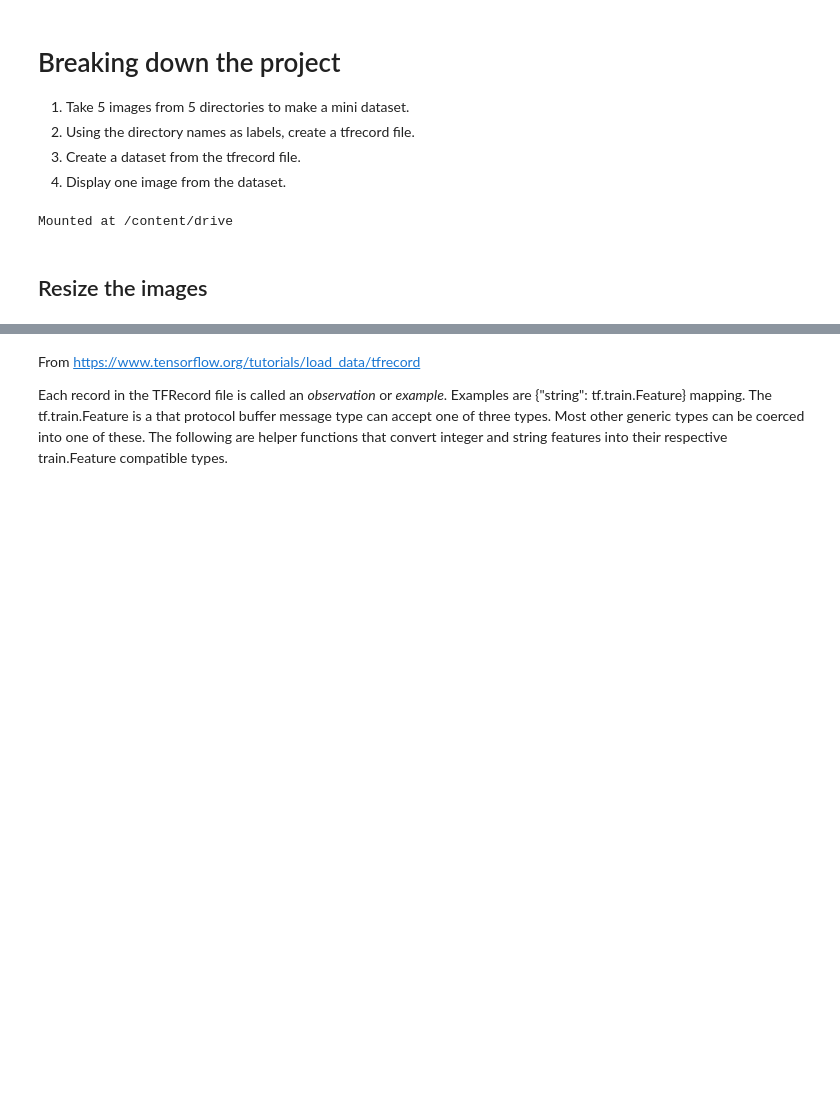
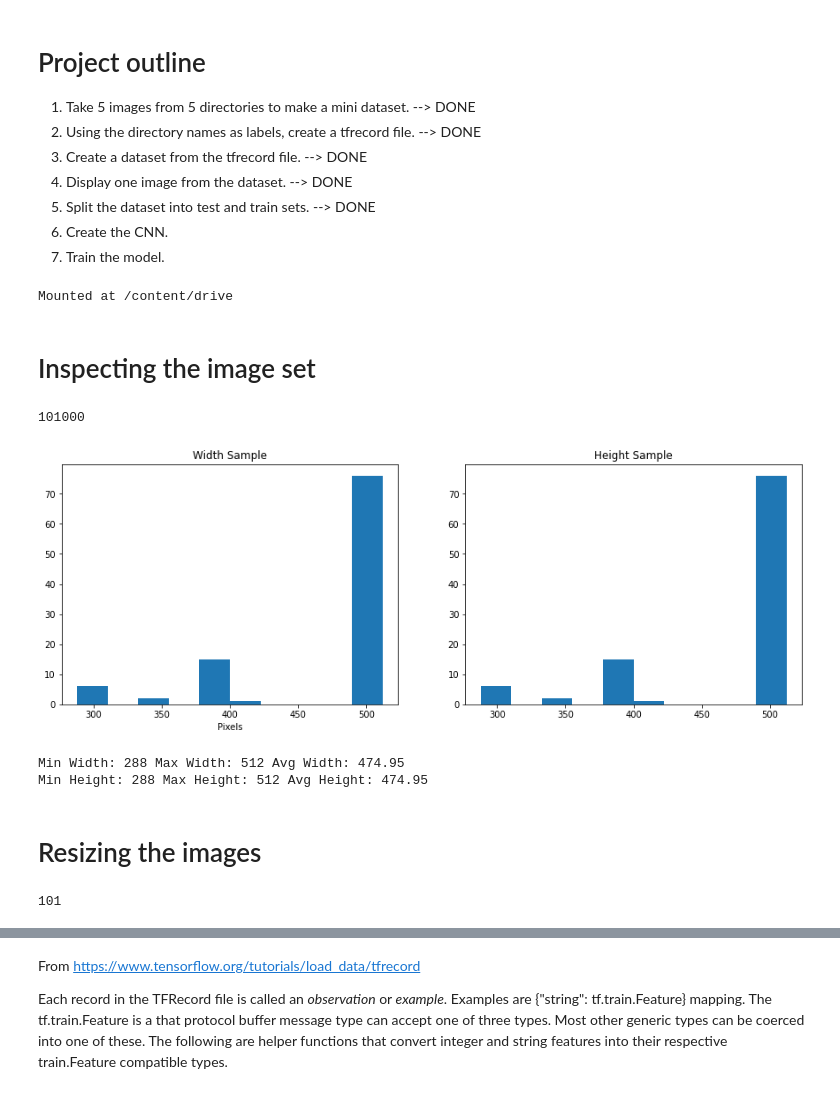
Before and after one commit to mdpatel2/MSAAI-521, a Jupyter notebook: MSAAI_521_Final_Project.ipynb, the cells around one changed output, grey strips where cells are left out. Drawn from its saved outputs; the diff is of its cells as text; code cells hidden in the pictures; blank space fills up the shorter version.

```diff
--- a/MSAAI_521_Final_Project.ipynb
+++ b/MSAAI_521_Final_Project.ipynb
@@ -1,14 +1,19 @@
 # %% [markdown]
 <a href="https://colab.research.google.com/github/mdpatel2/MSAAI-521/blob/main/MSAAI_521_Final_Project.ipynb" target="_parent"><img src="https://colab.research.google.com/assets/colab-badge.svg" alt="Open In Colab"/></a>
 # %% [markdown]
-# Breaking down the project
+# Project outline
 
-1. Take 5 images from 5 directories to make a mini dataset.
-2. Using the directory names as labels, create a tfrecord file.
-3. Create a dataset from the tfrecord file.
-4. Display one image from the dataset.
+1. Take 5 images from 5 directories to make a mini dataset. --> DONE
+2. Using the directory names as labels, create a tfrecord file. --> DONE
+3. Create a dataset from the tfrecord file. --> DONE
+4. Display one image from the dataset. --> DONE
+5. Split the dataset into test and train sets. --> DONE
+6. Create the CNN.
+7. Train the model.
 # %%
 from google.colab import drive
 drive.mount('/content/drive')
 # %% [output]
 Mounted at /content/drive
+# %% [markdown]
+# Inspecting the image set
@@ -15,2 +30,35 @@ Mounted at /content/drive
+# %%
+# how many images are there?
+kaggle_dir = "/content/drive/MyDrive/kaggle/images"
+kaggle_img_paths = list(Path(kaggle_dir).glob('*/*.jpg'))
+ds_size = len(kaggle_img_paths)
+ds_size
+# %% [output]
+101000
+# %%
+# what is the shape profile of the image set
+import random
+
+w, h = [], []
+for path in random.sample(kaggle_img_paths, 100):
+  image_orig = cv.imread(str(path))
+  w.append(image_orig.shape[0])
+  h.append(image_orig.shape[0])
+
+fig, (ax1, ax2) = plt.subplots(1,2, figsize=(15,5))
+ax1.hist(w)
+ax1.set_title("Width Sample")
+ax1.set_xlabel("Pixels")
+ax2.hist(h)
+ax2.set_title("Height Sample")
+ax1.set_xlabel("Pixels");
+# %% [output]
+[figure, added]
+# %%
+print(f"Min Width: {min(w)} Max Width: {max(w)} Avg Width: {sum(w)/len(w):.2f}")
+print(f"Min Height: {min(w)} Max Height: {max(w)} Avg Height: {sum(w)/len(w):.2f}")
+# %% [output]
+Min Width: 288 Max Width: 512 Avg Width: 474.95
+Min Height: 288 Max Height: 512 Avg Height: 474.95
 # %% [markdown]
-## Resize the images
+# Resizing the images
@@ -31,3 +67,8 @@ kaggle_dir = "/content/drive/MyDrive/kaggle/images"
 kaggle_img_dir, kaggle_sub_dirs, _  = next(os.walk(kaggle_dir))
 kaggle_img_paths = [os.path.join(kaggle_img_dir, subdir)for subdir in kaggle_sub_dirs]
+# %%
+#how many classes are there
+len(kaggle_img_paths)
+# %% [output]
+101
 # %%
```
Also changed, not shown: parts of 28 cells of this notebook.
